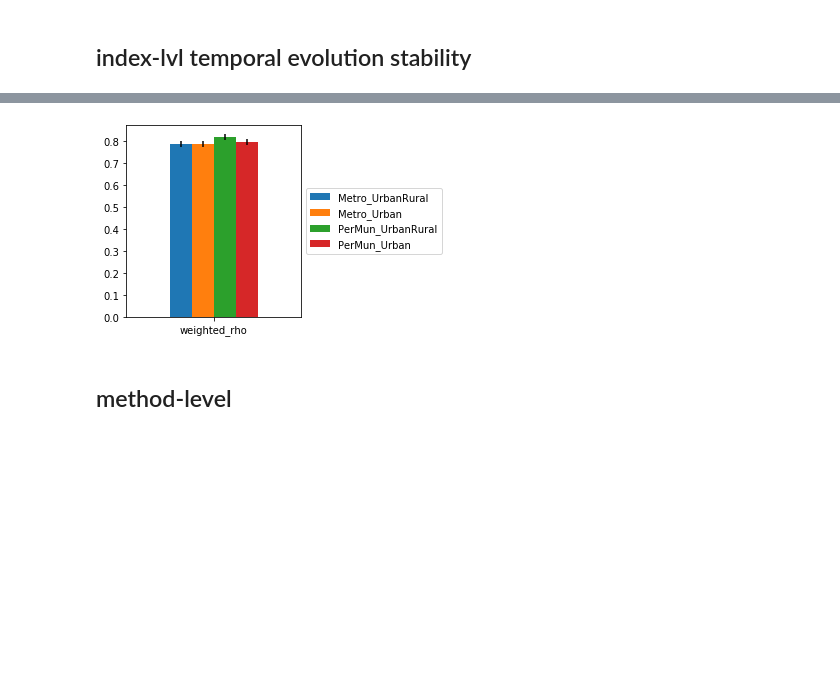
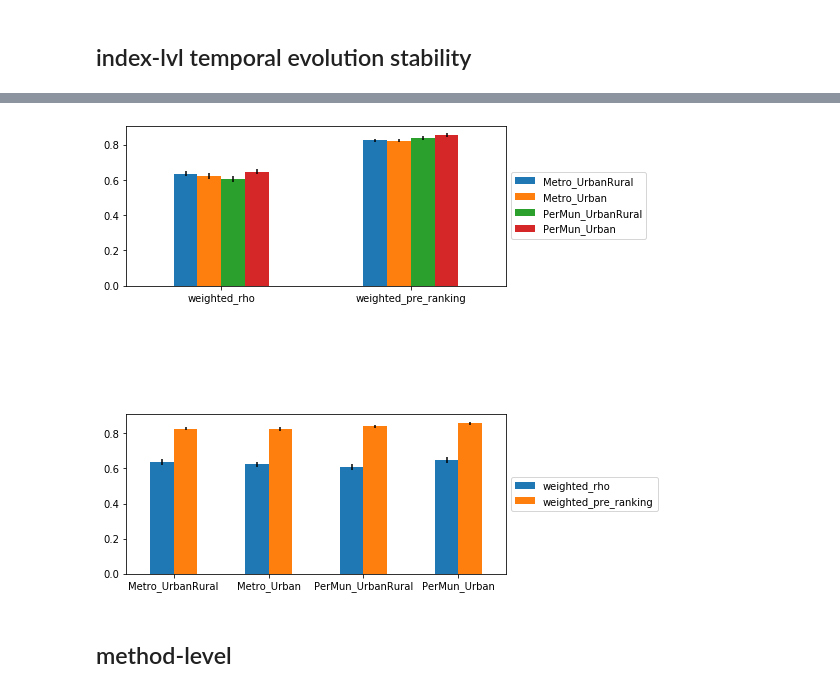
Before and after one commit to JHWu92/mob2crime, a Jupyter notebook: Urban Structure Difference-2.ipynb, the cells around one changed output, grey strips where cells are left out. Cells and saved outputs as stored; diff of their text form; code cells hidden in the pictures; blank space fills up the shorter version.

```diff
--- a/Urban Structure Difference-2.ipynb
+++ b/Urban Structure Difference-2.ipynb
@@ -1851,6 +2908,12 @@ def spear_weighted(x, y, w):
             sum_aa += aij**2 * wij
             sum_bb += bij**2 * wij
     return sum_ab / np.sqrt(sum_aa*sum_bb)
+
+def weighted_correlation(x,y,w,rank=False):
+    if rank:
+        x = rankdata(x)
+        y = rankdata(y)
+    return spear_weighted(x,y,w)
 # %%
 # defined in section "hotspot overlap"
 # permanent_all_indexes  # [(per_mun, urb_only)][(geom_type, by)][sun] = indexes of this geom_type in sun
@@ -1860,15 +2923,17 @@ def spear_weighted(x, y, w):
 def temporal_change(avg, weight):
     temporal_res = []
     for tod in range(n_bins):
-        tod_next = str((tod + 1) % tod_bins)
+        tod_next = str((tod + 1) % n_bins)
         tod = str(tod)
         rho, _ = spearmanr(avg[tod], avg[tod_next])
-        tau, _ = kendalltau(avg[tod], avg[tod_next])
-        wrho = spear_weighted(avg[tod].values, avg[tod_next].values, weight)
+#         tau, _ = kendalltau(avg[tod], avg[tod_next])
+        w_pre_ranking = weighted_correlation(avg[tod].values, avg[tod_next].values, weight, rank=False)
+        wrho = weighted_correlation(avg[tod].values, avg[tod_next].values, weight, rank=True)
         temporal_res.append({
             'tod': f'{tod}~{tod_next}',
             'rho': rho,
 #             'tau': tau,
+            'weighted_pre_ranking': w_pre_ranking,
             'weighted_rho': wrho
         })
     return temporal_res
@@ -1877,24 +2942,37 @@ def temporal_change(avg, weight):
 # %%
 # [astr][sun_id][type_of_measure] = n_bins-dim vector of evolution between pairs of hour-bins
 all_temporal_evolution = defaultdict(lambda : defaultdict(lambda: defaultdict(dict)))
+
+# loop each astr combo
 for per_mun, urb_only in [(False, False), (False, True), (True, False), (True, True)]:
     astr = ADMIN_STR(per_mun, urb_only)
     print('='*20, astr)
+
+    # loop each method (geom_type, by)
     for method in method_names:
         geom_type, by = method.split('<br/>')
         per_idx = permanent_all_indexes[(per_mun, urb_only)][(geom_type, by)]
+
+        # loop each zm
         for sun_id, per_idx_zm in per_idx.items():
             # TODO: what is the minimum amount of hotspot to compute temporal evolution?
-            if len(per_idx_zm)<=1:
+            # 1: no correlation; 2: it will be either 1 or -1
+            if len(per_idx_zm)<=2:
                 print(f'zm {sun_id} has {len(per_idx_zm)} permanent hotspot in {astr}, {geom_type}, {by}, skipped')
                 continue
+
             per_geom_zm = zms_all_geoms[geom_type][(per_mun, urb_only)].loc[per_idx_zm]
             per_weight = 1 / ((ud_helper.ftr_hs.gis.polys_centroid_pairwise_dist(per_geom_zm, per_geom_zm.crs)+1e-9)/1000)
             per_avg_zm = avg_all_geoms[(geom_type, by, per_mun, urb_only)].loc[per_idx_zm]
+
+            # compute temporal change
             t_evol = pd.DataFrame(temporal_change(per_avg_zm, per_weight))
+
+            # store results
             all_temporal_evolution[astr][sun_id]['rho'][(geom_type, by)] = t_evol.rho.values
 #             all_temporal_evolution[astr][sun_id]['tau'][(geom_type, by)] = t_evol.tau.values
             all_temporal_evolution[astr][sun_id]['weighted_rho'][(geom_type, by)] = t_evol.weighted_rho.values
+            all_temporal_evolution[astr][sun_id]['weighted_pre_ranking'][(geom_type, by)] = t_evol.weighted_pre_ranking.values
 # %% [output]
 ==================== Metro_UrbanRural
 zm 15 has 1 permanent hotspot in Metro_UrbanRural, vor, area, skipped
@@ -2015,23 +3118,25 @@ color by median
+# %%
+loc_index = ['weighted_rho', 'weighted_pre_ranking']
 # %%
 # plot
-fig, ax = plt.subplots(ncols=1,nrows=1, figsize=(5,4))
+fig, (ax1,ax2) = plt.subplots(ncols=1,nrows=2, figsize=(8,8))
 # yerr =    np.array([pd.DataFrame(df).values.T for df in intra_index_lvl_error_bar[True].values()])
-yerr = np.array([pd.DataFrame(df).loc[['weighted_rho']].values.T for df in tbl_error_bar[True].values()])
+yerr = np.array([pd.DataFrame(df).loc[loc_index].values.T for df in tbl_error_bar[True].values()])
 # yerr = np.append(yerr, yerr2, axis=2)
 
-tmp_df = pd.DataFrame(tbl_aver[True]).loc[['weighted_rho'],cols]
+tmp_df = pd.DataFrame(tbl_aver[True]).loc[loc_index,cols]
 tmp_df.index = [i.replace('<br/>','\n') for i in tmp_df.index]
-tmp_df.plot(ax=ax,kind='bar',yerr=yerr).legend(loc='center left', bbox_to_anchor=(1, 0.5))
-# tmp_df.T.plot(ax=ax,kind='bar',yerr=yerr.transpose(2,1,0)).legend(loc='center left', bbox_to_anchor=(1, 0.5))
+tmp_df.plot(ax=ax1,kind='bar',yerr=yerr).legend(loc='center left', bbox_to_anchor=(1, 0.5))
+tmp_df.T.plot(ax=ax2,kind='bar',yerr=yerr.transpose(2,1,0)).legend(loc='center left', bbox_to_anchor=(1, 0.5))
 
 fig.tight_layout()
-# ax1.tick_params(labelrotation=0)
-ax.tick_params(labelrotation=0)
+ax1.tick_params(labelrotation=0)
+ax2.tick_params(labelrotation=0)
 
 
 plt.savefig('figs/intra_methodLevel_TemporalEvolution.png', bbox_inches='tight')
 # %% [output]
-[figure, old version]
+[figure, new version]
 # %% [markdown]
 ## method-level
 # %%
```
Also changed, not shown: parts of 111 cells of this notebook.
